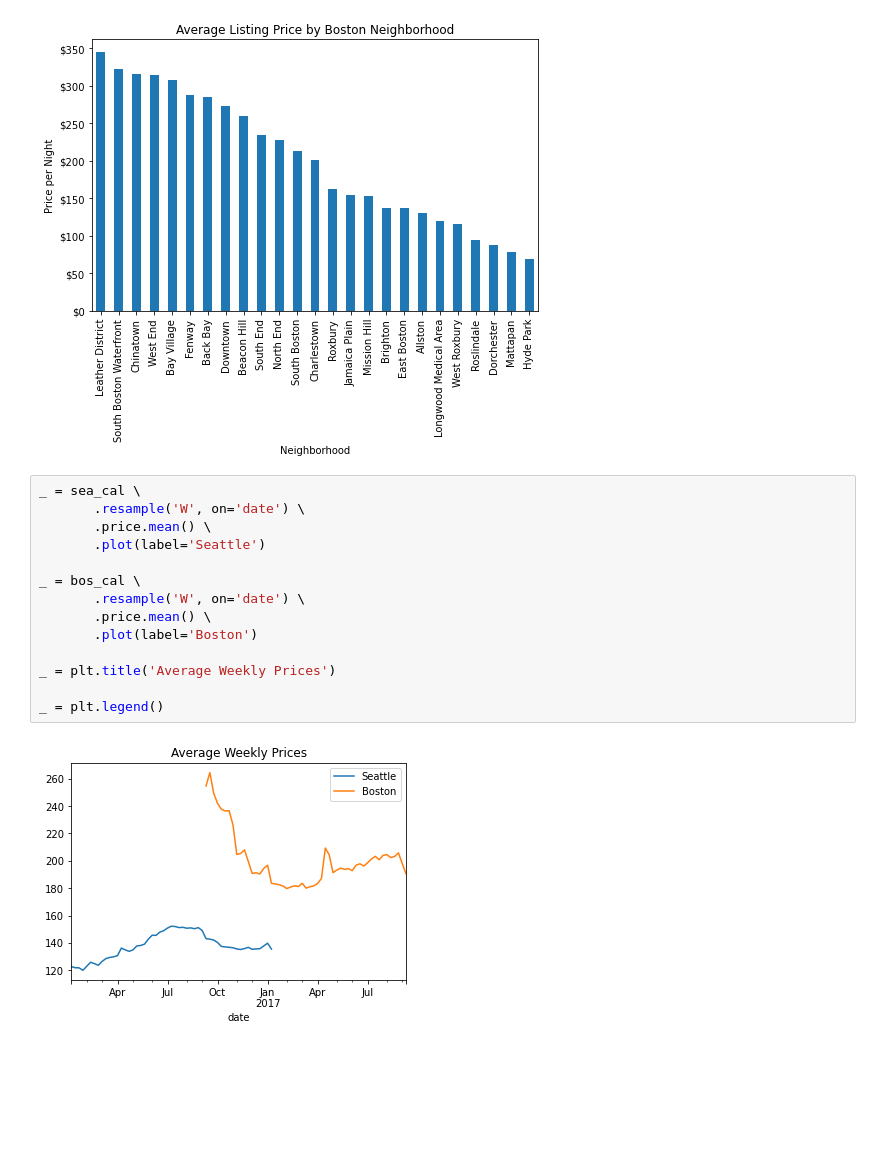
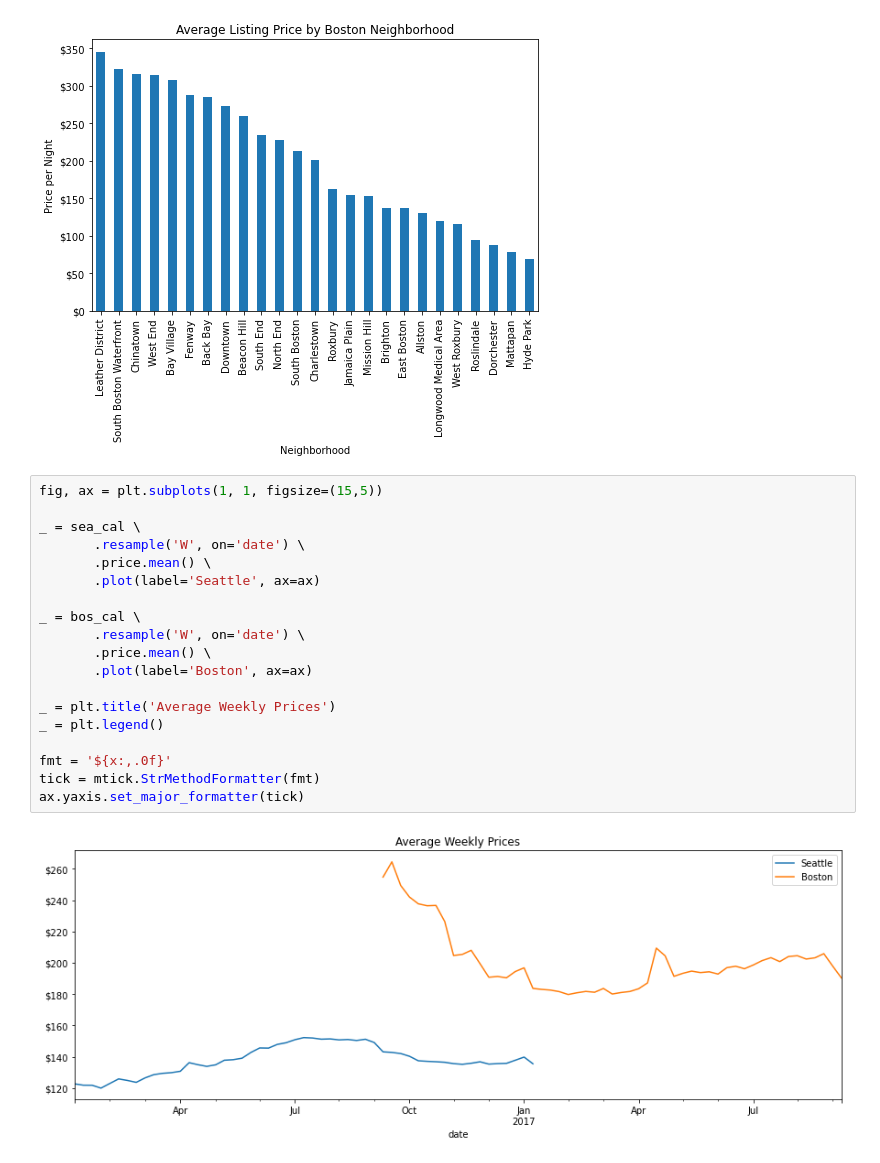
Before and after one commit to nikokydes/Udacity_DS_Proj1, a Jupyter notebook: Project1.ipynb, the cells around one changed output. Cells and saved outputs as stored; diff of their text form; blank space fills up the shorter version.

```diff
--- a/Project1.ipynb
+++ b/Project1.ipynb
@@ -218,18 +218,23 @@ ax.yaxis.set_major_formatter(tick)
 # %% [output]
 [figure]
 # %%
+fig, ax = plt.subplots(1, 1, figsize=(15,5))
+
 _ = sea_cal \
        .resample('W', on='date') \
        .price.mean() \
-       .plot(label='Seattle')
+       .plot(label='Seattle', ax=ax)
 
 _ = bos_cal \
        .resample('W', on='date') \
        .price.mean() \
-       .plot(label='Boston')
+       .plot(label='Boston', ax=ax)
 
 _ = plt.title('Average Weekly Prices')
+_ = plt.legend()
 
-_ = plt.legend()
+fmt = '${x:,.0f}'
+tick = mtick.StrMethodFormatter(fmt)
+ax.yaxis.set_major_formatter(tick)
 # %% [output]
-[figure, old version]
+[figure, new version]
```
Also changed, not shown: parts of 3 cells of this notebook.
